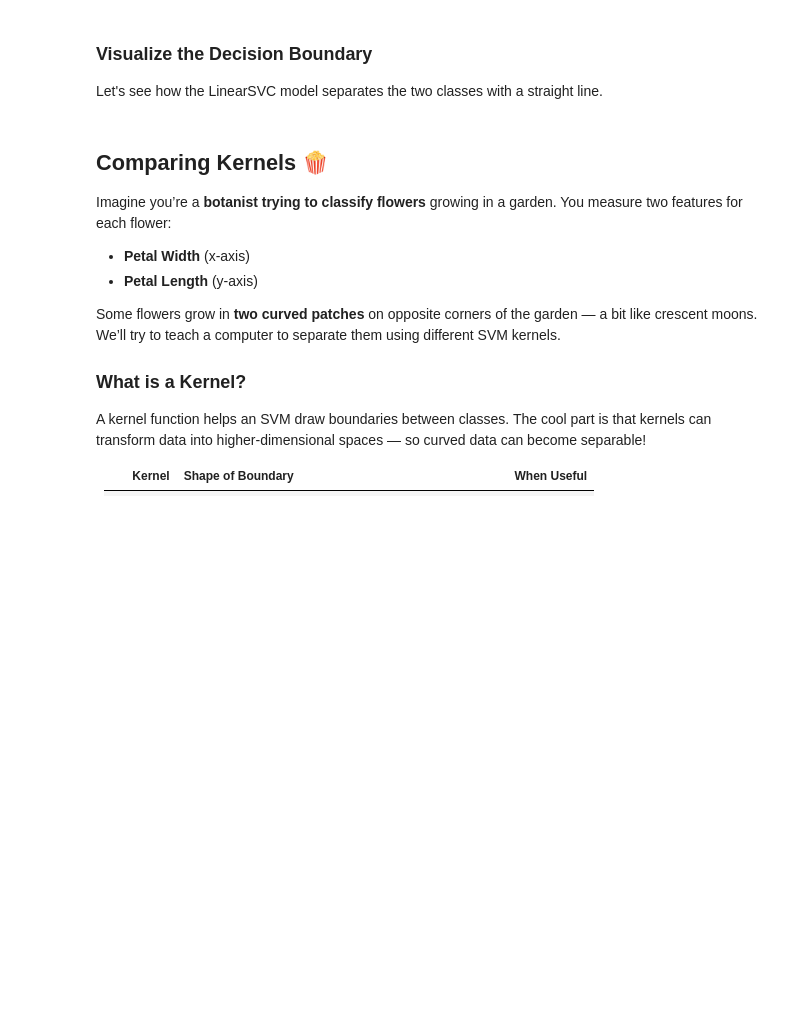
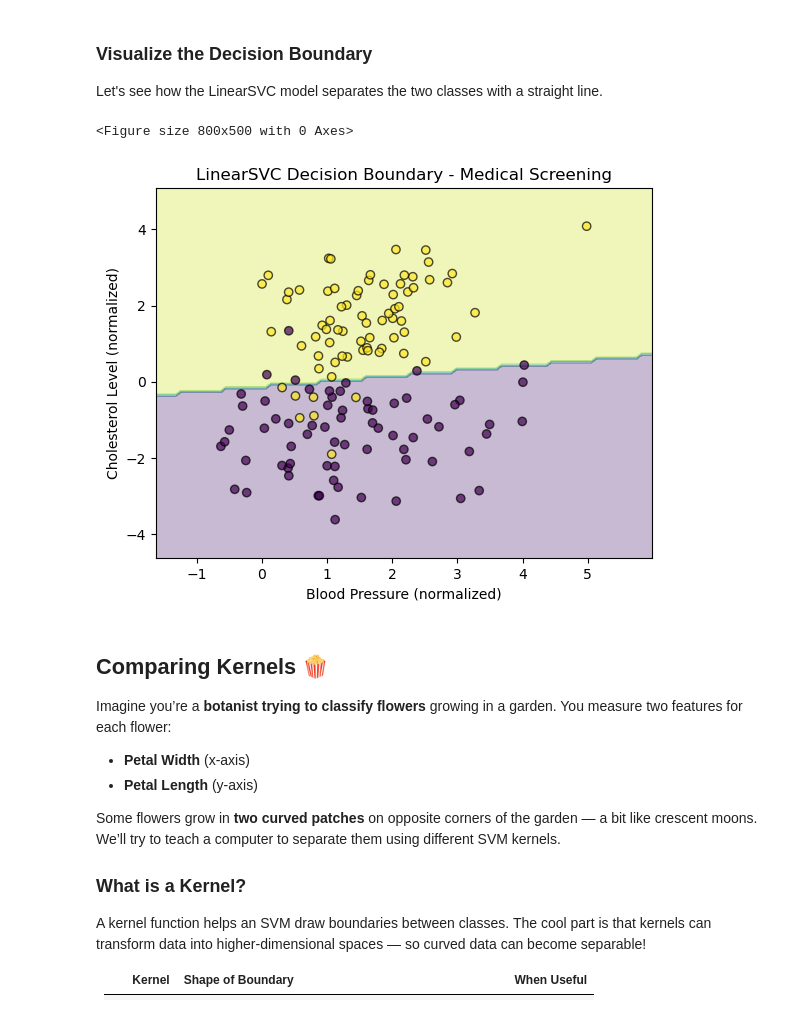
Before and after one commit to avni-adiga/bwsi-comp-problem-solving, a Jupyter notebook: mod5_supervised_learning/2_more_classification.ipynb, the cells around one changed output. Cells and saved outputs as stored; diff of their text form; code cells hidden in the pictures; blank space fills up the shorter version.

```diff
--- a/mod5_supervised_learning/2_more_classification.ipynb
+++ b/mod5_supervised_learning/2_more_classification.ipynb
@@ -96,21 +96,21 @@ Follow the skeleton code below to complete each step.
 # %%
 # Step 1: Create a LinearSVC model
 # YOUR CODE HERE
-# model = LinearSVC(     )
+model = LinearSVC(C=0.1, random_state=1000)
 
 # Step 2: Train the model on the training data
 # YOUR CODE HERE
-# model.fit(     ,     )
+model.fit(X1_train, y1_train)
 
 # Step 3: Make predictions on the test set
 # YOUR CODE HERE
-# y1_pred = model.predict(     )
+y1_pred = model.predict(X1_test)
 
 # Step 4: Evaluate the model
 # Confusion Matrix
 # YOUR CODE HERE
-# print('Confusion Matrix:\n', confusion_matrix(     ,     ))
+print('Confusion Matrix:\n', confusion_matrix(y1_test, y1_pred))
 
 # Classification Report
 # YOUR CODE HERE
-# print('\nClassification Report:\n', classification_report(     ,     ))
+print('\nClassification Report:\n', classification_report(y1_test, y1_pred))
@@ -133,17 +153,20 @@ Let's see how the LinearSVC model separates the two classes with a straight line
 # %%
 # Visualize the decision boundary
 # Uncomment this code after training your model
 
-# plt.figure(figsize=(8,5))
-# DecisionBoundaryDisplay.from_estimator(
-#     model, X1_train, response_method='predict',
-#     cmap='viridis', alpha=0.3
-# )
-# plt.scatter(X1_train[:,0], X1_train[:,1], c=y1_train, cmap='viridis', edgecolor='k', alpha=0.7)
-# plt.title('LinearSVC Decision Boundary - Medical Screening')
-# plt.xlabel('Blood Pressure (normalized)')
-# plt.ylabel('Cholesterol Level (normalized)')
-# plt.show()
+plt.figure(figsize=(8,5))
+DecisionBoundaryDisplay.from_estimator(
+    model, X1_train, response_method='predict',
+    cmap='viridis', alpha=0.3
+)
+plt.scatter(X1_train[:,0], X1_train[:,1], c=y1_train, cmap='viridis', edgecolor='k', alpha=0.7)
+plt.title('LinearSVC Decision Boundary - Medical Screening')
+plt.xlabel('Blood Pressure (normalized)')
+plt.ylabel('Cholesterol Level (normalized)')
+plt.show()
+# %% [output]
+<Figure size 800x500 with 0 Axes>
+[figure, added]
 # %% [markdown]
 ## Comparing Kernels 🍿
 Imagine you’re a **botanist trying to classify flowers** growing in a garden. You measure two features for each flower:
```
Also changed, not shown: parts of 11 cells of this notebook, 1 other file.
